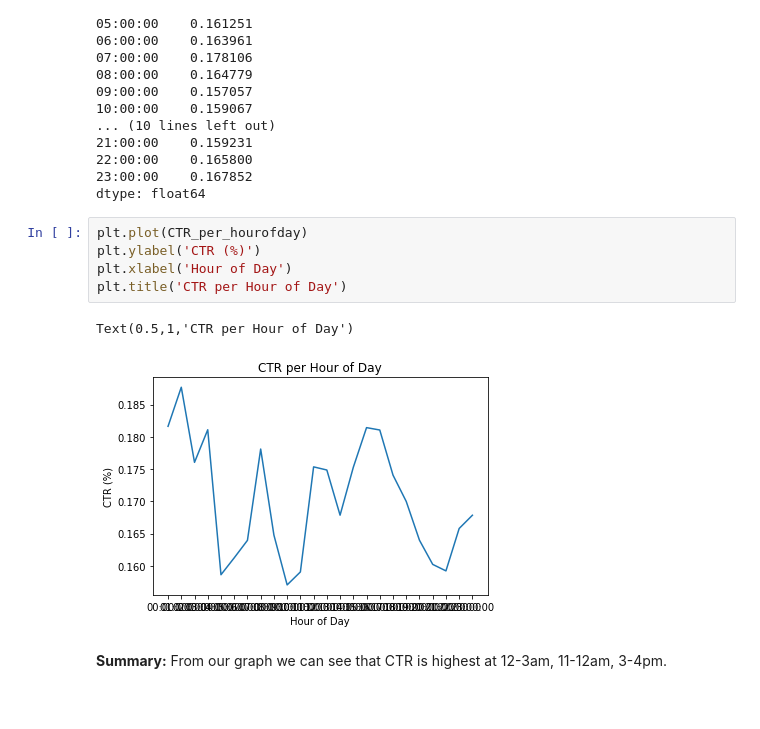
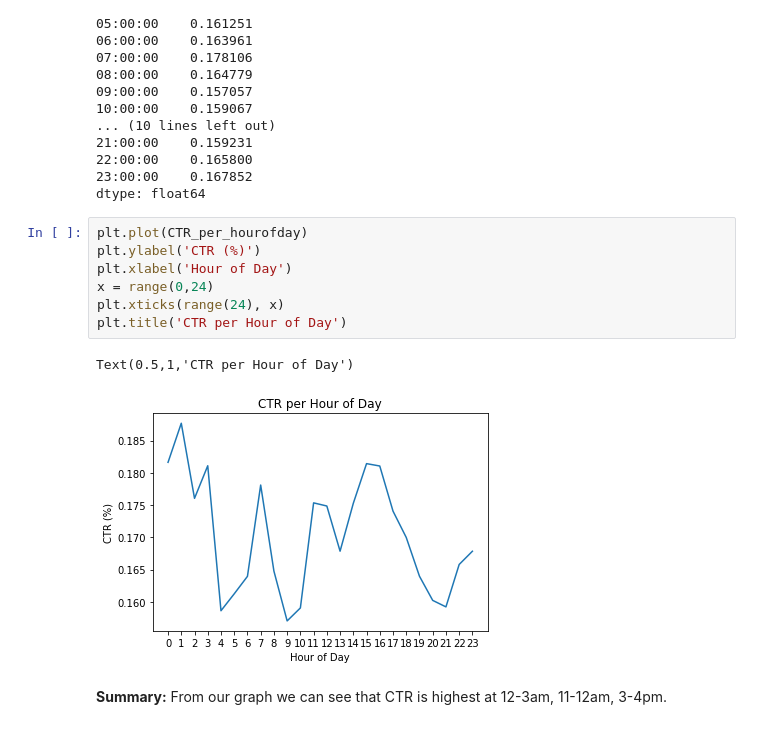
Before and after one commit to kanalyzers/ad_optimization, a Jupyter notebook: notebooks/julia_book.ipynb, the cells around one changed output. Saved outputs shown, nothing was run; the diff lists cells and outputs as text.

```diff
--- a/notebooks/julia_book.ipynb
+++ b/notebooks/julia_book.ipynb
@@ -348,11 +381,13 @@ dtype: float64
 # %%
 plt.plot(CTR_per_hourofday)
 plt.ylabel('CTR (%)')
 plt.xlabel('Hour of Day')
+x = range(0,24)
+plt.xticks(range(24), x)
 plt.title('CTR per Hour of Day')
 # %% [output]
 Text(0.5,1,'CTR per Hour of Day')
-[figure, old version]
+[figure, new version]
 # %% [markdown]
 **Summary:** From our graph we can see that CTR is highest at 12-3am, 11-12am, 3-4pm.
 # %% [markdown]
```
Also changed, not shown: parts of 60 cells of this notebook.
